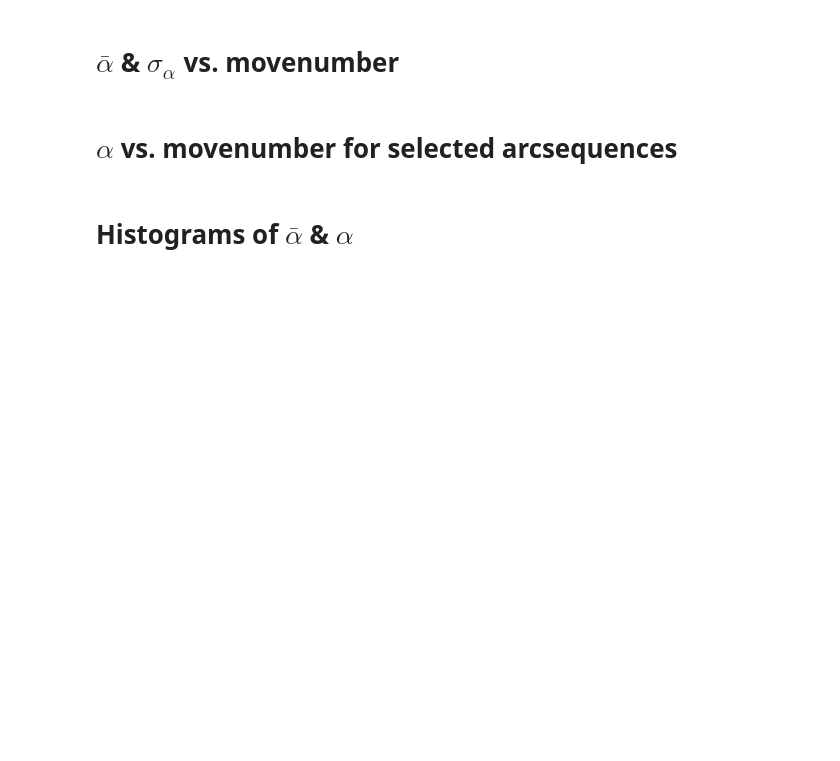
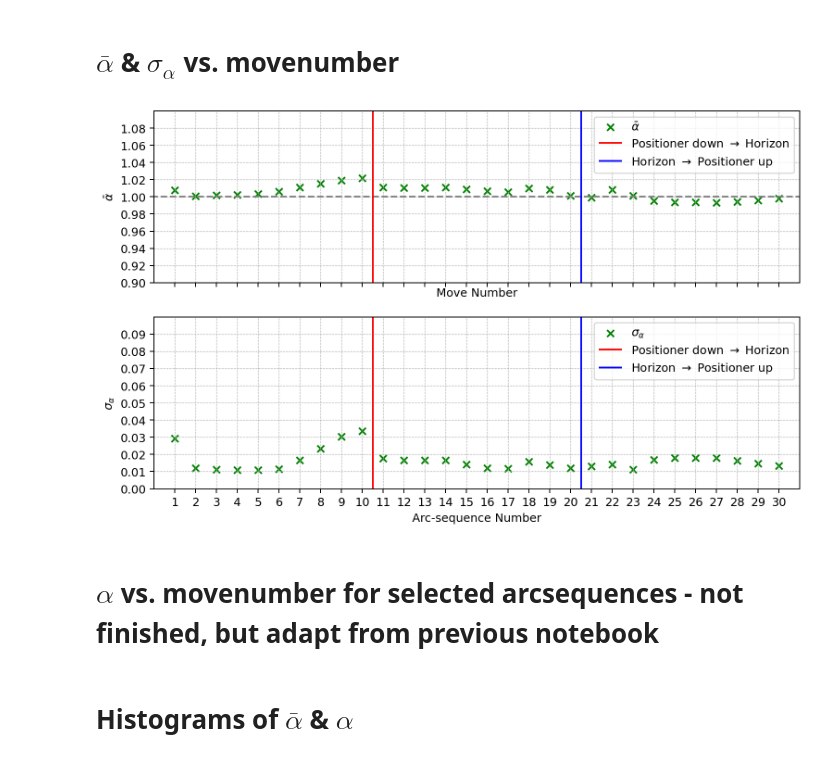
Before and after one commit to SSantosLab/DESI-QA, a Jupyter notebook: calib/Figures of Merit - long-arc tests.ipynb, the cells around one changed output. Cells and saved outputs as stored; diff of their text form; code cells hidden in the pictures; blank space fills up the shorter version.

Commit message:
First analysis of arc-sequence tests

```diff
--- a/calib/Figures of Merit - long-arc tests.ipynb
+++ b/calib/Figures of Merit - long-arc tests.ipynb
@@ -302,4 +392,54 @@ df.insert(len(df.columns),'Mount Configuration',set_MountConfig_String(df))
 # %% [markdown]
 # $\bar{\alpha}$ & $\sigma_{\alpha}$ vs. movenumber
+# %%
+fig,axs = plt.subplots(2,1,figsize=[10,6],sharex=True)
+
+arcmove = 15
+ramp=1.995
+
+ylimit = [0.9,1.1]
+ystep = (ylimit[1]-ylimit[0])/10
+niter = 10
+
+save= False
+title = 'Initial10ArcTests'
+
+Transitions = np.array([r'Positioner down $\rightarrow$ Horizon',r'Horizon $\rightarrow$ Positioner up'])
+Transition_colors = np.array(['red','blue'])
+
+axs[0].grid(linestyle='--',linewidth=0.5)
+axs[0].hlines(1,-1,len(np.unique(df['ArcSession']))+1,linestyle='--',colors='grey')
+axs[0].set_xlim(0,max(df['ArcSession'])+2)
+axs[0].set_xlabel("Move Number")
+axs[0].set_ylabel(r"$\bar{\alpha}$")
+axs[0].set_xticks(np.arange(1,len(np.unique(df['ArcSession']))+1,step=1))
+axs[0].scatter(np.linspace(1,len(np.unique(df['ArcSession'])),num=len(np.unique(df['ArcSession']))), mean_alpha,label=r"$\bar{\alpha}$",marker='x',color='green')
+axs[0].set_yticks(np.arange(ylimit[0],ylimit[1],step=ystep))
+axs[0].set_ylim(ylimit[0],ylimit[1])
+for sesh in range(1,len(mean_alpha)//niter):
+    axs[0].vlines(sesh*niter+0.5,ylimit[0],ylimit[1],label=Transitions[sesh-1],color=Transition_colors[sesh-1])
+axs[0].legend()
+
+ylimit = [0,0.1]
+ystep = (ylimit[1]-ylimit[0])/10
+
+axs[1].grid(linestyle='--',linewidth=0.5)
+axs[1].set_xlim(0,max(df['ArcSession'])+2)
+axs[1].set_xlabel("Arc-sequence Number")
+axs[1].set_ylabel(r"$\sigma_{\alpha}}$")
+axs[1].set_xticks(np.arange(1,len(np.unique(df['ArcSession']))+1,step=1))
+axs[1].scatter(np.linspace(1,len(np.unique(df['ArcSession'])),num=len(np.unique(df['ArcSession']))), std_alpha,label=r"$\sigma_{\alpha}}$",marker='x',color='green')
+axs[1].set_yticks(np.arange(ylimit[0],ylimit[1],step=ystep))
+axs[1].set_ylim(ylimit[0],ylimit[1])
+for sesh in range(1,len(mean_alpha)//niter):
+    axs[1].vlines(sesh*niter+0.5,ylimit[0],ylimit[1],label=Transitions[sesh-1],color=Transition_colors[sesh-1])
+axs[1].legend()
+
+if save:
+    plt.savefig('output/figures/RepeatArcTests/'+title+'.jpg',dpi=180)
+
+plt.show()
+# %% [output]
+[figure, added]
 # %% [markdown]
-# $\alpha$ vs. movenumber for selected arcsequences
+# $\alpha$ vs. movenumber for selected arcsequences - not finished, but adapt from previous notebook
```
Also changed, not shown: parts of 6 cells of this notebook, 5 other files.
